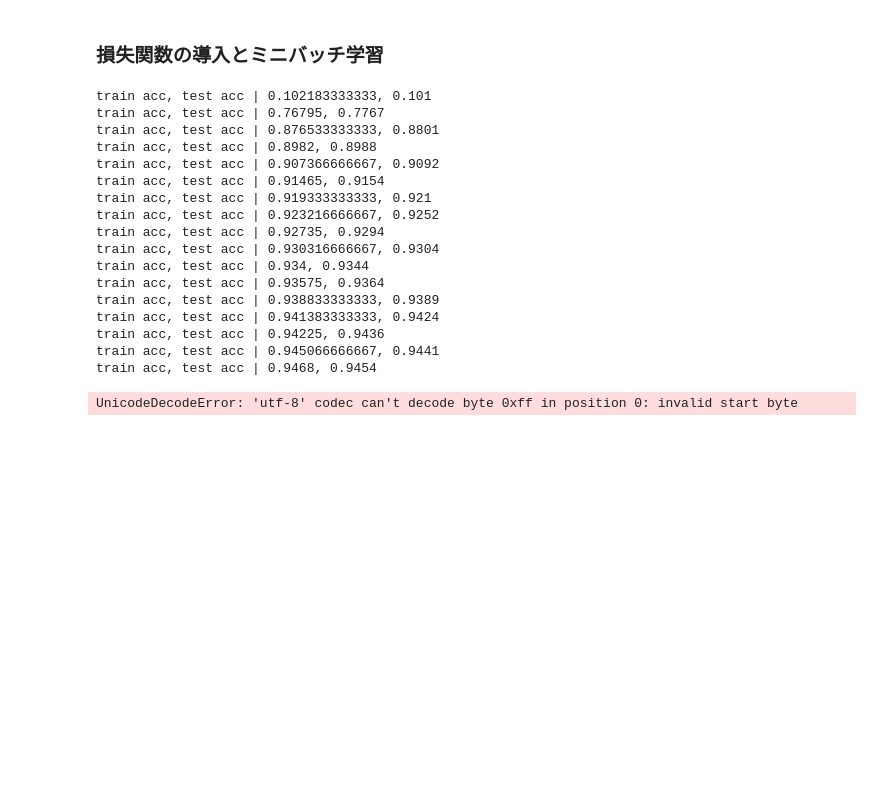
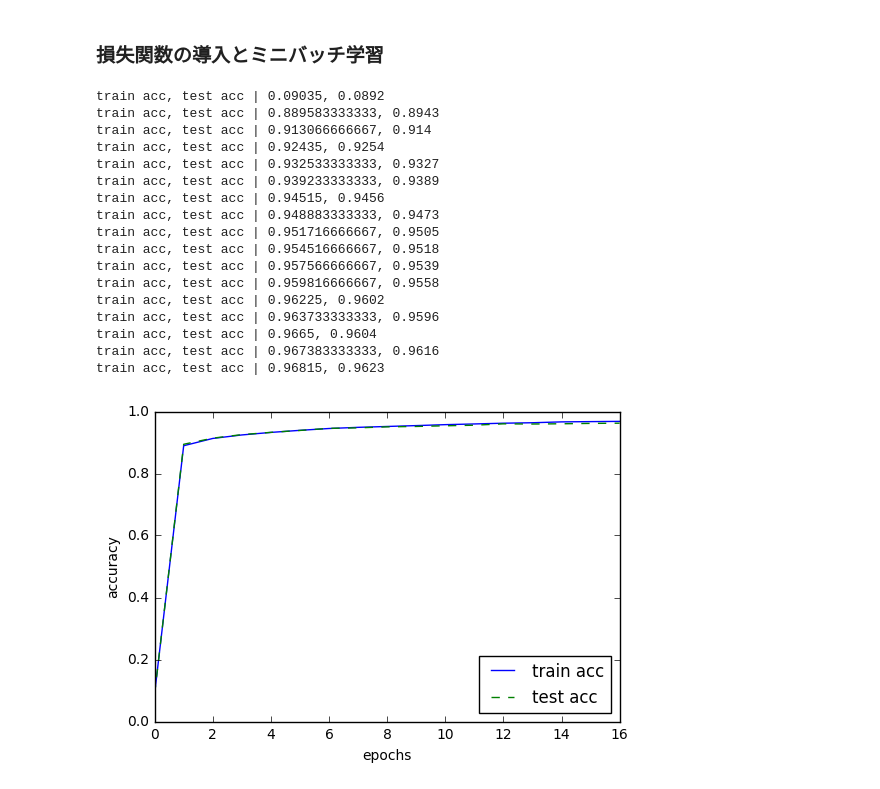
Before and after one commit to KeitoSugiyama/data_science_seminar, a Jupyter notebook: 4_deep_leraining_beginner/notes/deeplearning.ipynb, the cells around one changed output. Saved outputs shown, nothing was run; the diff lists cells and outputs as text; code cells hidden in the pictures; blank space fills up the shorter version.

```diff
--- a/4_deep_leraining_beginner/notes/deeplearning.ipynb
+++ b/4_deep_leraining_beginner/notes/deeplearning.ipynb
@@ -103,7 +87,7 @@ network = TwoLayerNet(input_size=784, hidden_size=50, output_size=10)
 iters_num = 10000  # 繰り返しの回数を適宜設定する
 train_size = x_train.shape[0]
 batch_size = 100
-learning_rate = 0.1
+learning_rate = 0.25
 
 train_loss_list = []
 train_acc_list = []
@@ -118,48 +102,48 @@ for i in range(iters_num):
 
     # 勾配の計算
     #grad = network.numerical_gradient(x_batch, t_batch)
     grad = network.gradient(x_batch, t_batch)
 
     # パラメータの更新
     for key in ('W1', 'b1', 'W2', 'b2'):
         network.params[key] -= learning_rate * grad[key]
 
     loss = network.loss(x_batch, t_batch)
     train_loss_list.append(loss)
 
     if i % iter_per_epoch == 0:
         train_acc = network.accuracy(x_train, t_train)
         test_acc = network.accuracy(x_test, t_test)
         train_acc_list.append(train_acc)
         test_acc_list.append(test_acc)
         print("train acc, test acc | " + str(train_acc) + ", " + str(test_acc))
 
 # グラフの描画
 markers = {'train': 'o', 'test': 's'}
 x = np.arange(len(train_acc_list))
 plt.plot(x, train_acc_list, label='train acc')
 plt.plot(x, test_acc_list, label='test acc', linestyle='--')
 plt.xlabel("epochs")
 plt.ylabel("accuracy")
 plt.ylim(0, 1.0)
 plt.legend(loc='lower right')
 plt.show()
 # %% [output]
-train acc, test acc | 0.102183333333, 0.101
-train acc, test acc | 0.76795, 0.7767
-train acc, test acc | 0.876533333333, 0.8801
-train acc, test acc | 0.8982, 0.8988
-train acc, test acc | 0.907366666667, 0.9092
-train acc, test acc | 0.91465, 0.9154
-train acc, test acc | 0.919333333333, 0.921
-train acc, test acc | 0.923216666667, 0.9252
-train acc, test acc | 0.92735, 0.9294
-train acc, test acc | 0.930316666667, 0.9304
-train acc, test acc | 0.934, 0.9344
-train acc, test acc | 0.93575, 0.9364
-train acc, test acc | 0.938833333333, 0.9389
-train acc, test acc | 0.941383333333, 0.9424
-train acc, test acc | 0.94225, 0.9436
-train acc, test acc | 0.945066666667, 0.9441
-train acc, test acc | 0.9468, 0.9454
+train acc, test acc | 0.09035, 0.0892
+train acc, test acc | 0.889583333333, 0.8943
+train acc, test acc | 0.913066666667, 0.914
+train acc, test acc | 0.92435, 0.9254
+train acc, test acc | 0.932533333333, 0.9327
+train acc, test acc | 0.939233333333, 0.9389
+train acc, test acc | 0.94515, 0.9456
+train acc, test acc | 0.948883333333, 0.9473
+train acc, test acc | 0.951716666667, 0.9505
+train acc, test acc | 0.954516666667, 0.9518
+train acc, test acc | 0.957566666667, 0.9539
+train acc, test acc | 0.959816666667, 0.9558
+train acc, test acc | 0.96225, 0.9602
+train acc, test acc | 0.963733333333, 0.9596
+train acc, test acc | 0.9665, 0.9604
+train acc, test acc | 0.967383333333, 0.9616
+train acc, test acc | 0.96815, 0.9623
-UnicodeDecodeError: 'utf-8' codec can't decode byte 0xff in position 0: invalid start byte
+[figure, added]
```
Also changed, not shown: parts of 2 cells of this notebook, 43 other files.
